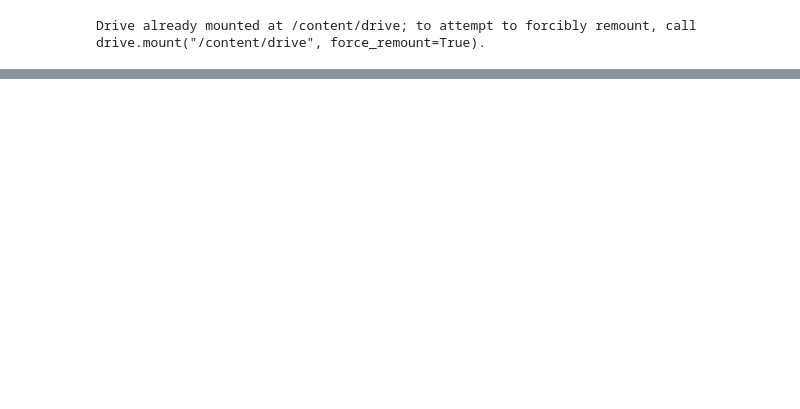
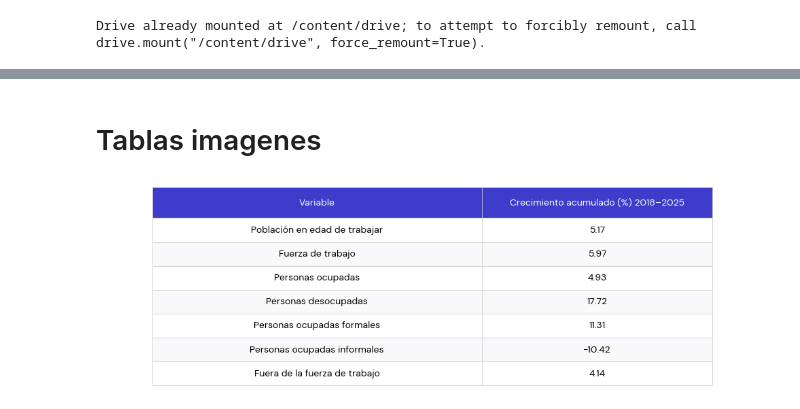
Before and after one commit to catalinakarinip/mercadolabroal, a Jupyter notebook: mercadolaboral.ipynb, the cells around one changed output, grey strips where cells are left out. Drawn from its saved outputs; the diff is of its cells as text; code cells hidden in the pictures; blank space fills up the shorter version.

```diff
--- a/mercadolaboral.ipynb
+++ b/mercadolaboral.ipynb
@@ -903,0 +627,61 @@ Drive already mounted at /content/drive; to attempt to forcibly remount, call dr
+# %% [markdown]
+# Tablas imagenes
+# %%
+import pandas as pd
+import matplotlib.pyplot as plt
+import matplotlib.font_manager as fm
+from pathlib import Path
+
+# ─── 1. Configurar fuente DM Sans ─────────────────────────────────────────────
+font_path = "/content/drive/MyDrive/Data/fonts/DMSans-Regular.ttf"
+if Path(font_path).exists():
+    fm.fontManager.addfont(font_path)
+    dm_font = fm.FontProperties(fname=font_path)
+else:
+    dm_font = fm.FontProperties()
+
+# ─── 2. Cargar tabla ──────────────────────────────────────────────────────────
+ruta = "/content/drive/MyDrive/Data/Mercado_Laboral/Biobio/resultados/panel_ENE_unificado.xlsx"
+df = pd.read_excel(ruta, sheet_name="crecimiento_2018_2025")
+
+# ─── 3. Formatear porcentaje con símbolo y coma ───────────────────────────────
+df["Crecimiento acumulado (%) 2018–2025"] = df[
+    "Crecimiento acumulado (%) 2018–2025"
+].map(lambda x: f"{x:,.2f}")
+
+# ─── 4. Crear tabla como imagen con estilo ────────────────────────────────────
+fig, ax = plt.subplots(figsize=(10, 3.2))  # Aumenta altura del canvas
+ax.axis("off")
+
+column_labels = df.columns.tolist()
+cell_data = df.values.tolist()
+
+tabla = ax.table(
+    cellText=[column_labels] + cell_data,
+    cellLoc='center',
+    loc='center'
+)
+
+tabla.auto_set_font_size(False)
+tabla.set_fontsize(10)
+tabla.scale(1.1, 2.1)  # También puedes ajustar aquí
+
+# Estilo de celdas
+for (row, col), cell in tabla.get_celld().items():
+    if row == 0:
+        cell.set_facecolor("#3E3CCA")
+        cell.set_text_props(color='white', weight='bold', fontproperties=dm_font)
+        cell.set_height(0.18)  # Encabezado más alto
+    else:
+        cell.set_facecolor("#f9f9fb" if row % 2 == 0 else "white")
+        cell.set_text_props(fontproperties=dm_font)
+        cell.set_height(0.14)  # Aumenta la altura de filas
+    cell.set_edgecolor("#CCCCCC")
+    cell.set_linewidth(0.5)
+    cell.set_width(0.5 if col == 0 else 0.35)
+
+plt.tight_layout()
+plt.savefig("/content/tabla_crecimiento_acumulado.png", dpi=300, bbox_inches="tight", facecolor="white")
+plt.show()
+# %% [output]
+[figure, added]
```
Also changed, not shown: parts of 19 cells of this notebook.
